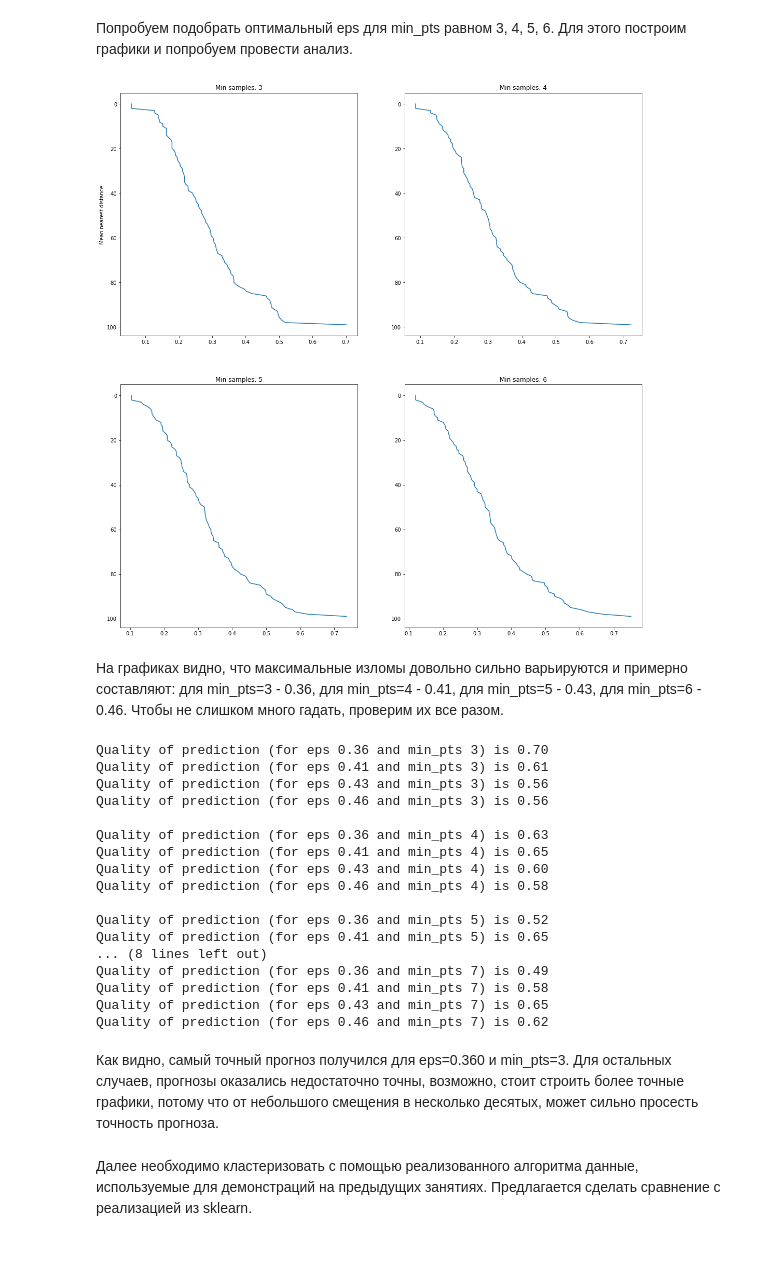
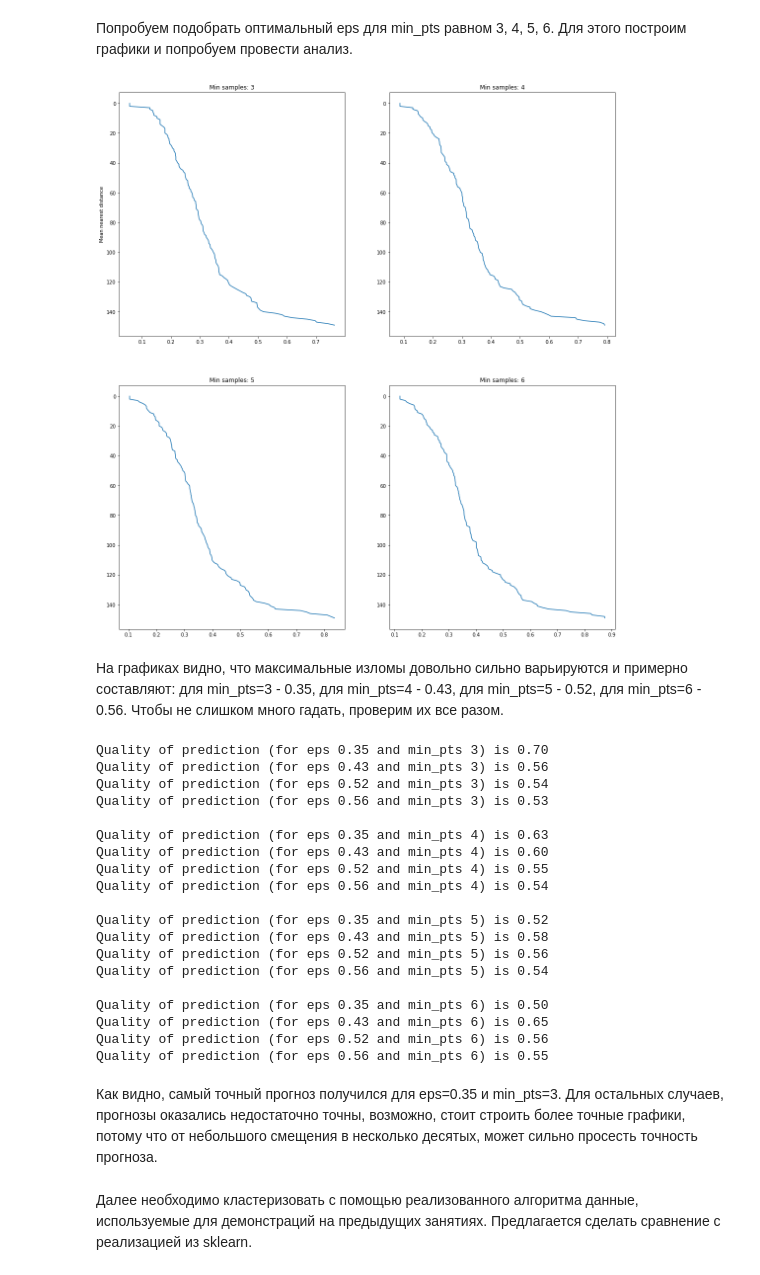
Before and after one commit to AndrewLrrr/otus-big-data, a Jupyter notebook: hw4/homework-clustering.ipynb, the cells around one changed output. Drawn from its saved outputs; the diff is of its cells as text; code cells hidden in the pictures.

```diff
--- a/hw4/homework-clustering.ipynb
+++ b/hw4/homework-clustering.ipynb
@@ -85,7 +85,7 @@ class Clustering(BaseEstimator, ClusterMixin):
         return self.predict(X)
 
     def _dbscan(self, X):
-        for i in range(X.shape[0]):
+        for i in range(len(X)):
             if i in self._visited:
                 continue
             self._visited.add(i)
@@ -123,7 +123,7 @@ class Clustering(BaseEstimator, ClusterMixin):
 
     def _neighbours(self, X, x_i):
         neighbours = []
-        for i in range(X.shape[0]):
+        for i in range(len(X)):
             dist = self._dist(X[x_i], X[i])
             if i != x_i:
                 if dist < self.eps:
@@ -204,53 +204,55 @@ pl.show()
 # %% [markdown]
 Попробуем подобрать оптимальный eps для min_pts равном 3, 4, 5, 6. Для этого построим графики и попробуем провести анализ.
 # %%
-fig = plt.figure(figsize=(18, 50))
+fig = plt.figure(figsize=(18, 20))
 j = 0
 for i in [3, 4, 5, 6]:
     cls = Clustering(min_samples=i)
-    cls.fit(x_iris)
-    ax = fig.add_subplot(5, 2, j+1)
+    cls.fit(x)
+    ax = fig.add_subplot(2, 2, j+1)
     plt.plot(cls.mean_distances, list(range(len(cls.mean_distances))))
     plt.title('Min samples: {}'.format(i))
     if j == 0:
         plt.ylabel('Mean nearest distance')
     plt.gca().invert_yaxis();
     j += 1
 # %% [output]
-[figure, old version]
+[figure, new version]
 # %% [markdown]
-На графиках видно, что максимальные изломы довольно сильно варьируются и примерно составляют: для min_pts=3 - 0.36, для min_pts=4 - 0.41, для min_pts=5 - 0.43, для min_pts=6 - 0.46. Чтобы не слишком много гадать, проверим их все разом.
+На графиках видно, что максимальные изломы довольно сильно варьируются и примерно составляют: для min_pts=3 - 0.35, для min_pts=4 - 0.43, для min_pts=5 - 0.52, для min_pts=6 - 0.56. Чтобы не слишком много гадать, проверим их все разом.
 # %%
 def quality(x, y):
     return smt.adjusted_rand_score(x, y)
 
-for i in [3, 4, 5, 6, 7]:
-    for eps in [0.36, 0.41, 0.43, 0.46]:
+for i in [3, 4, 5, 6]:
+    for eps in [0.35, 0.43, 0.52, 0.56]:
         pred = Clustering(eps=eps, min_samples=i).fit_predict(x)
         print('Quality of prediction (for eps {0:.2f} and min_pts {1}) is {2:.2f}'.format(
             eps, i, quality(pred, y))
         )
     print()
 # %% [output]
-Quality of prediction (for eps 0.36 and min_pts 3) is 0.70
-Quality of prediction (for eps 0.41 and min_pts 3) is 0.61
+Quality of prediction (for eps 0.35 and min_pts 3) is 0.70
 Quality of prediction (for eps 0.43 and min_pts 3) is 0.56
-Quality of prediction (for eps 0.46 and min_pts 3) is 0.56
+Quality of prediction (for eps 0.52 and min_pts 3) is 0.54
+Quality of prediction (for eps 0.56 and min_pts 3) is 0.53
 
-Quality of prediction (for eps 0.36 and min_pts 4) is 0.63
-Quality of prediction (for eps 0.41 and min_pts 4) is 0.65
+Quality of prediction (for eps 0.35 and min_pts 4) is 0.63
 Quality of prediction (for eps 0.43 and min_pts 4) is 0.60
-Quality of prediction (for eps 0.46 and min_pts 4) is 0.58
+Quality of prediction (for eps 0.52 and min_pts 4) is 0.55
+Quality of prediction (for eps 0.56 and min_pts 4) is 0.54
 
-Quality of prediction (for eps 0.36 and min_pts 5) is 0.52
-Quality of prediction (for eps 0.41 and min_pts 5) is 0.65
-... (8 lines left out)
-Quality of prediction (for eps 0.36 and min_pts 7) is 0.49
-Quality of prediction (for eps 0.41 and min_pts 7) is 0.58
-Quality of prediction (for eps 0.43 and min_pts 7) is 0.65
-Quality of prediction (for eps 0.46 and min_pts 7) is 0.62
+Quality of prediction (for eps 0.35 and min_pts 5) is 0.52
+Quality of prediction (for eps 0.43 and min_pts 5) is 0.58
+Quality of prediction (for eps 0.52 and min_pts 5) is 0.56
+Quality of prediction (for eps 0.56 and min_pts 5) is 0.54
+
+Quality of prediction (for eps 0.35 and min_pts 6) is 0.50
+Quality of prediction (for eps 0.43 and min_pts 6) is 0.65
+Quality of prediction (for eps 0.52 and min_pts 6) is 0.56
+Quality of prediction (for eps 0.56 and min_pts 6) is 0.55
 # %% [markdown]
-Как видно, самый точный прогноз получился для eps=0.360 и min_pts=3. Для остальных случаев, прогнозы оказались недостаточно точны, возможно, стоит строить более точные графики, потому что от небольшого смещения в несколько десятых, может сильно просесть точность прогноза.
+Как видно, самый точный прогноз получился для eps=0.35 и min_pts=3. Для остальных случаев, прогнозы оказались недостаточно точны, возможно, стоит строить более точные графики, потому что от небольшого смещения в несколько десятых, может сильно просесть точность прогноза.
 # %% [markdown]
 Далее необходимо кластеризовать с помощью реализованного алгоритма данные, используемые для демонстраций на предыдущих занятиях. Предлагается сделать сравнение с реализацией из sklearn.
 # %%
```
Also changed, not shown: parts of 25 cells of this notebook.
